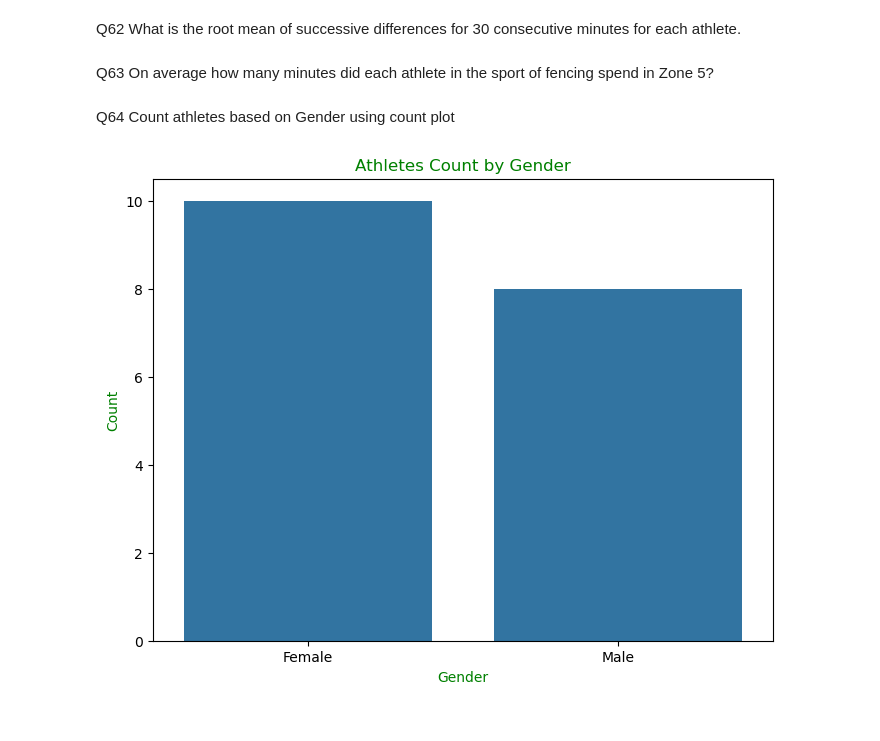
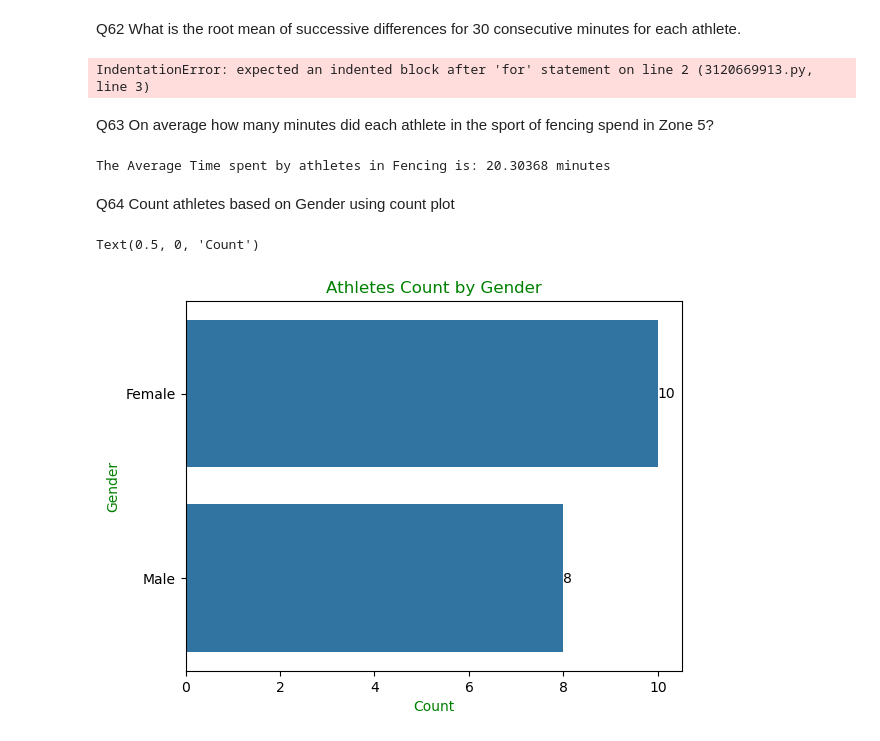
Before and after one commit to kalyankranth/10_Pythoncharms_PythonHackathon_Aug24, a Jupyter notebook: Nidhi_Q49-64pythoncharms.ipynb, the cells around one changed output. Saved outputs shown, nothing was run; the diff lists cells and outputs as text; code cells hidden in the pictures.

```diff
--- a/Nidhi_Q49-64pythoncharms.ipynb
+++ b/Nidhi_Q49-64pythoncharms.ipynb
@@ -191,21 +271,36 @@ print(Rev_arr)
 [18, 17, 16, 15, 14, 13, 12, 11]
 # %% [markdown]
 Q62 What is the root mean of successive differences for 30 consecutive minutes for each athlete.
+# %%
+# not correct,need to redo
+
+AllAthletes=pd.read_excel("AllAthletesData.xlsx")
+for index, row in AllAthletes.iterrows():
+ rr_value = row['RR']
+if isinstance(rr_value, list) or isinstance(rr_value, np.ndarray): rr_intervals = rr_value[:30]
+successive_diffs = np.diff(rr_intervals)
+rmssd = np.sqrt(np.mean(successive_diffs ** 2))
+print(f"Athletes {row['ID']} in {sheet_name} has RMSSD for first 30 minutes: {rmssd:.2f}")
+# %% [output]
+IndentationError: expected an indented block after 'for' statement on line 2 (3120669913.py, line 3)
 # %% [markdown]
 Q63 On average how many minutes did each athlete in the sport of fencing spend in Zone 5?
+# %%
+total_time = 0
+for i in Fencing['ID'].unique():
+    df_temp = Fencing[Fencing['ID']==i]
+    total_time += (df_temp['time'].iloc[-1]-df_temp['time'].iloc[0])/60 #in minutes
+print('The Average Time spent by athletes in Fencing is:',total_time/len(Fencing['ID'].unique()),'minutes')
+# %% [output]
+The Average Time spent by athletes in Fencing is: 20.30368 minutes
 # %% [markdown]
 Q64 Count athletes based on Gender using count plot
-# %%
-import matplotlib.pyplot as plt
-import seaborn as sns
-Athletes=pd.read_excel("V02Max_Combined.xlsx",sheet_name= "Athletes")
-#create a count plot
-plt.figure(figsize=(8,6))
-sns.countplot(x='Gender',data=Athletes)
-#add labels and title
-plt.title('Athletes Count by Gender',fontsize=12,color='green')
-plt.xlabel('Gender',fontsize=10,color='green')
-plt.ylabel('Count',fontsize=10,color='green')
-plt.show()
-# %% [output]
-[figure, removed]
+# %%
+ax=sns.countplot(Athletes['Gender'])
+ax.bar_label(ax.containers[0])
+plt.title('Athletes Count by Gender',fontsize=12,color='green')
+plt.ylabel('Gender',fontsize=10,color='green')
+plt.xlabel('Count',fontsize=10,color='green')
+# %% [output]
+Text(0.5, 0, 'Count')
+[figure, added]
```
Also changed, not shown: parts of 12 cells of this notebook, 2 other files.
